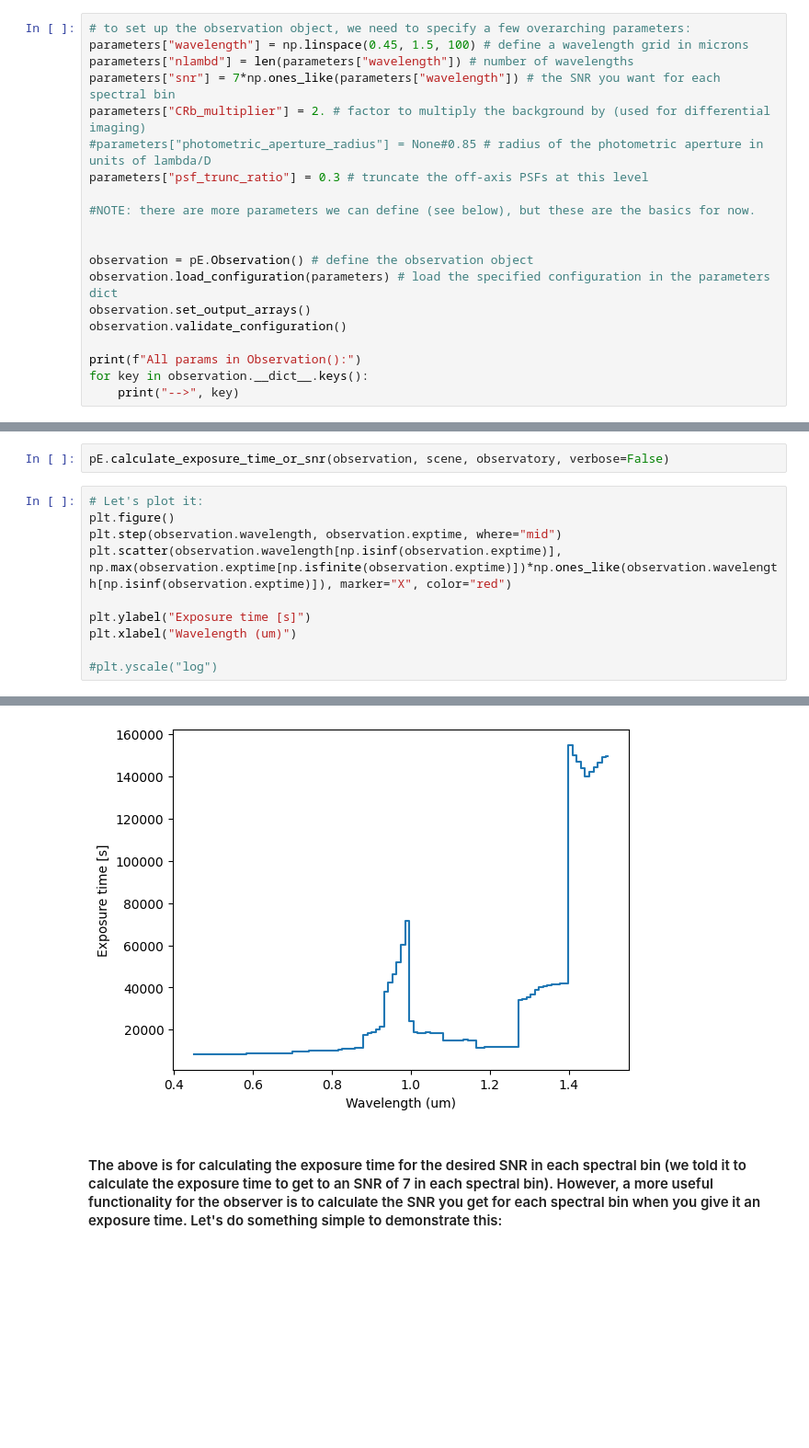
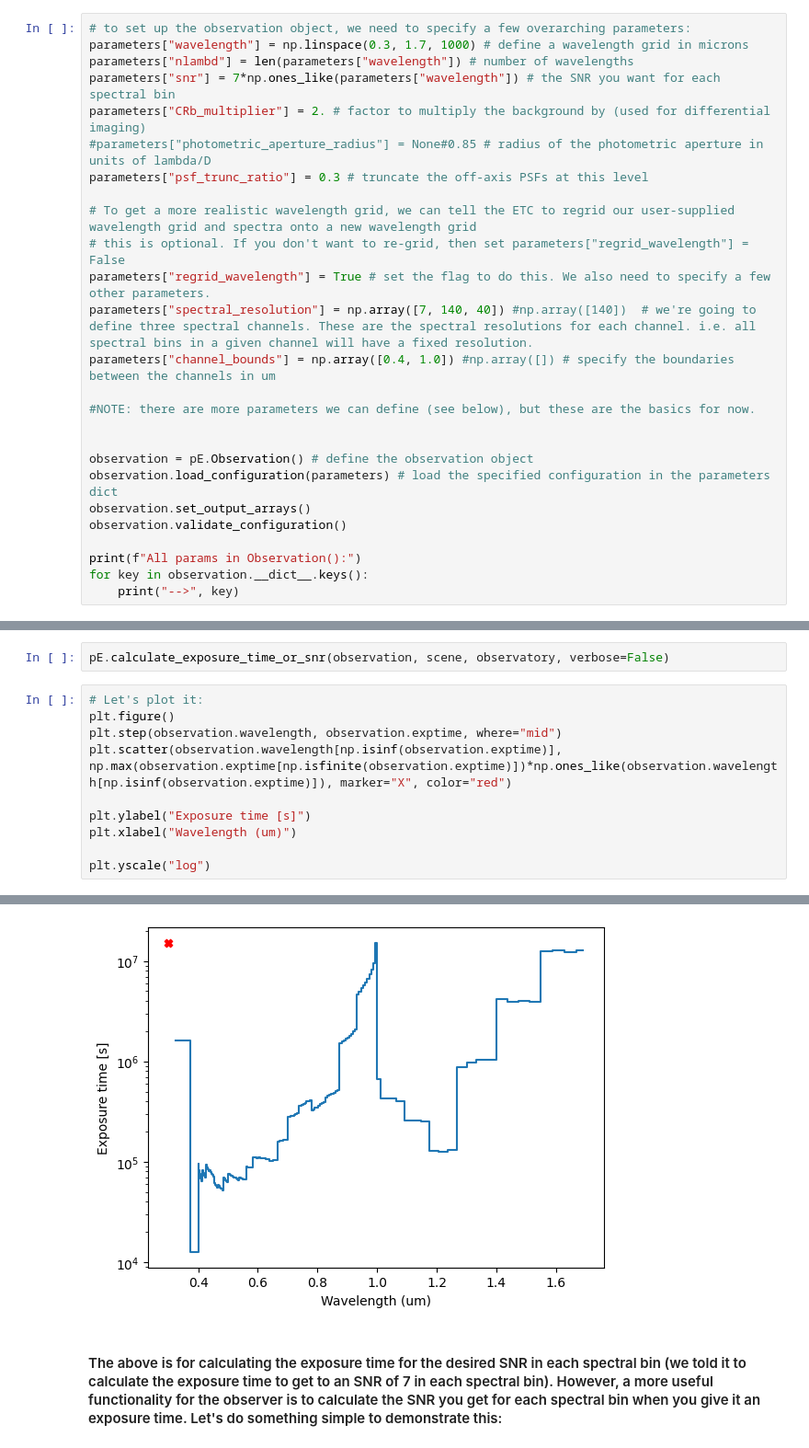
Before and after one commit to eleonoraalei/pyEDITH, a Jupyter notebook: tutorials/spectroscopy_tutorial.ipynb, the cells around one changed output, grey strips where cells are left out. Shown at 92% size. Saved outputs shown, nothing was run; the diff lists cells and outputs as text; blank space fills up the shorter version.

Commit message:
IFS mode: added option to re-grid spectra according to user-supplied resolution and spectral channels. see spectroscopy tutorial

```diff
--- a/tutorials/spectroscopy_tutorial.ipynb
+++ b/tutorials/spectroscopy_tutorial.ipynb
@@ -24,12 +24,18 @@ parameters["observing_mode"] = "IFS" # tells ETC to use spectroscopy (IFS) mode
 ## Set up the observation object. Eventually, this is where the exposure time or SNR will be placed after calculation.
 # %%
 # to set up the observation object, we need to specify a few overarching parameters:
-parameters["wavelength"] = np.linspace(0.45, 1.5, 100) # define a wavelength grid in microns
+parameters["wavelength"] = np.linspace(0.3, 1.7, 1000) # define a wavelength grid in microns
 parameters["nlambd"] = len(parameters["wavelength"]) # number of wavelengths
 parameters["snr"] = 7*np.ones_like(parameters["wavelength"]) # the SNR you want for each spectral bin
 parameters["CRb_multiplier"] = 2. # factor to multiply the background by (used for differential imaging)
 #parameters["photometric_aperture_radius"] = None#0.85 # radius of the photometric aperture in units of lambda/D
 parameters["psf_trunc_ratio"] = 0.3 # truncate the off-axis PSFs at this level
+
+# To get a more realistic wavelength grid, we can tell the ETC to regrid our user-supplied wavelength grid and spectra onto a new wavelength grid
+# this is optional. If you don't want to re-grid, then set parameters["regrid_wavelength"] = False
+parameters["regrid_wavelength"] = True # set the flag to do this. We also need to specify a few other parameters.
+parameters["spectral_resolution"] = np.array([7, 140, 40]) #np.array([140])  # we're going to define three spectral channels. These are the spectral resolutions for each channel. i.e. all spectral bins in a given channel will have a fixed resolution.
+parameters["channel_bounds"] = np.array([0.4, 1.0]) #np.array([]) # specify the boundaries between the channels in um
 
 #NOTE: there are more parameters we can define (see below), but these are the basics for now.
 
@@ -321,5 +353,5 @@ plt.scatter(observation.wavelength[np.isinf(observation.exptime)], np.max(observ
 plt.ylabel("Exposure time [s]")
 plt.xlabel("Wavelength (um)")
 
-#plt.yscale("log")
+plt.yscale("log")
 # %% [output]
@@ -327,4 +358,4 @@ Text(0.5, 0, 'Wavelength (um)')
-[figure, old version]
+[figure, new version]
 # %% [markdown]
 #### The above is for calculating the exposure time for the desired SNR in each spectral bin (we told it to calculate the exposure time to get to an SNR of 7 in each spectral bin). However, a more useful functionality for the observer is to calculate the SNR you get for each spectral bin when you give it an exposure time. Let's do something simple to demonstrate this:
 # %%
```
Also changed, not shown: parts of 15 cells of this notebook, 5 other files.
